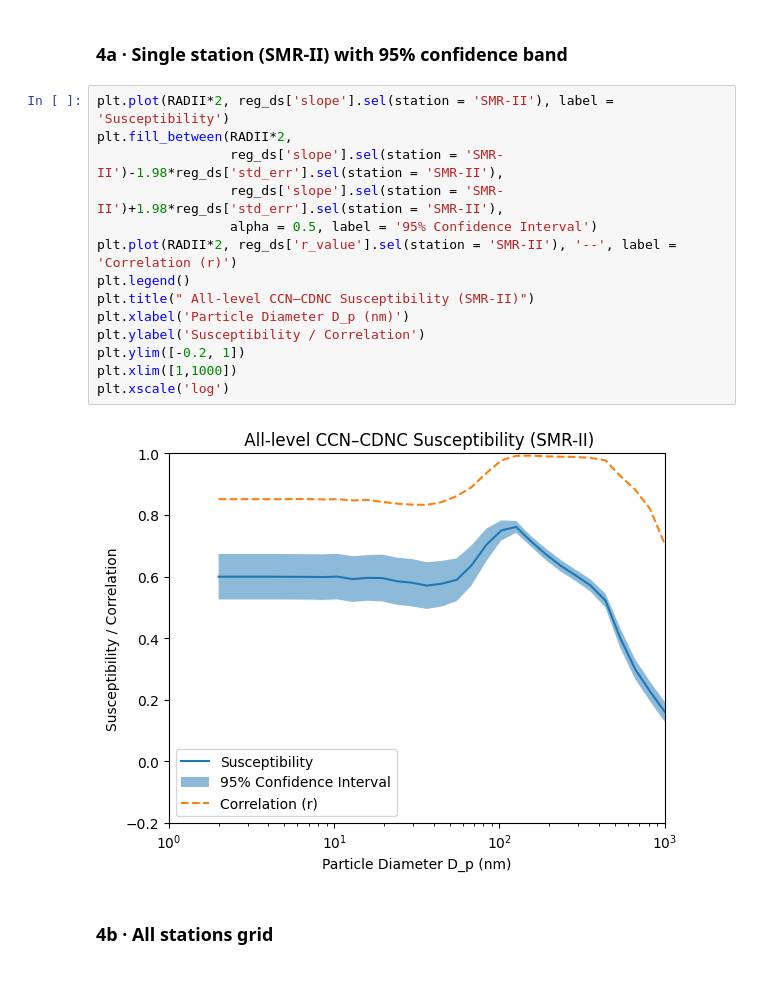
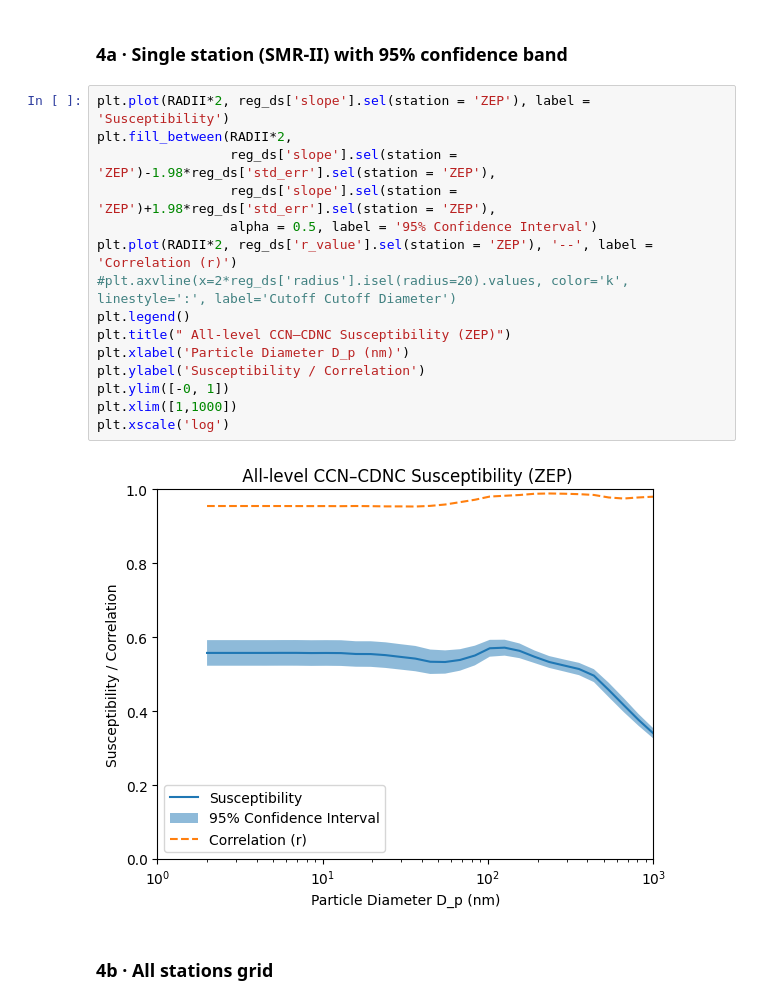
Before and after one commit to peter-churchill/PhD-Susceptibility, a Jupyter notebook: notebooks/noresm_stations_susc_binned.ipynb, the cells around one changed output. Cells and saved outputs as stored; diff of their text form.

```diff
--- a/notebooks/noresm_stations_susc_binned.ipynb
+++ b/notebooks/noresm_stations_susc_binned.ipynb
@@ -131,21 +132,22 @@ Processing station: Maldives (15/15)
 # %% [markdown]
 ### 4a · Single station (SMR-II) with 95% confidence band
 # %%
-plt.plot(RADII*2, reg_ds['slope'].sel(station = 'SMR-II'), label = 'Susceptibility')
+plt.plot(RADII*2, reg_ds['slope'].sel(station = 'ZEP'), label = 'Susceptibility')
 plt.fill_between(RADII*2,
-                 reg_ds['slope'].sel(station = 'SMR-II')-1.98*reg_ds['std_err'].sel(station = 'SMR-II'),
-                 reg_ds['slope'].sel(station = 'SMR-II')+1.98*reg_ds['std_err'].sel(station = 'SMR-II'),
+                 reg_ds['slope'].sel(station = 'ZEP')-1.98*reg_ds['std_err'].sel(station = 'ZEP'),
+                 reg_ds['slope'].sel(station = 'ZEP')+1.98*reg_ds['std_err'].sel(station = 'ZEP'),
                  alpha = 0.5, label = '95% Confidence Interval')
-plt.plot(RADII*2, reg_ds['r_value'].sel(station = 'SMR-II'), '--', label = 'Correlation (r)')
+plt.plot(RADII*2, reg_ds['r_value'].sel(station = 'ZEP'), '--', label = 'Correlation (r)')
+#plt.axvline(x=2*reg_ds['radius'].isel(radius=20).values, color='k', linestyle=':', label='Cutoff Cutoff Diameter')
 plt.legend()
-plt.title(" All-level CCN–CDNC Susceptibility (SMR-II)")
+plt.title(" All-level CCN–CDNC Susceptibility (ZEP)")
 plt.xlabel('Particle Diameter D_p (nm)')
 plt.ylabel('Susceptibility / Correlation')
-plt.ylim([-0.2, 1])
+plt.ylim([-0, 1])
 plt.xlim([1,1000])
 plt.xscale('log')
 # %% [output]
-[figure, old version]
+[figure, new version]
 # %% [markdown]
 ### 4b · All stations grid
 # %%
```
Also changed, not shown: parts of 5 cells of this notebook, 3 other files.
